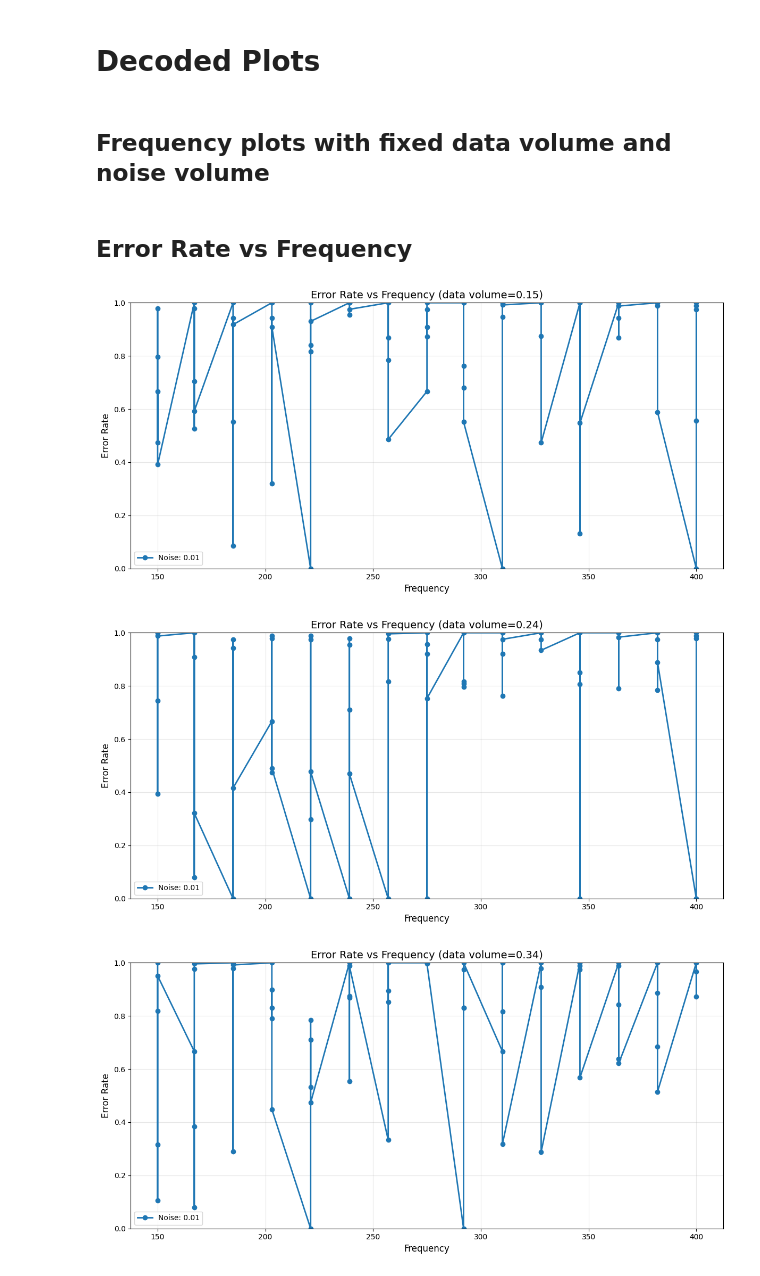
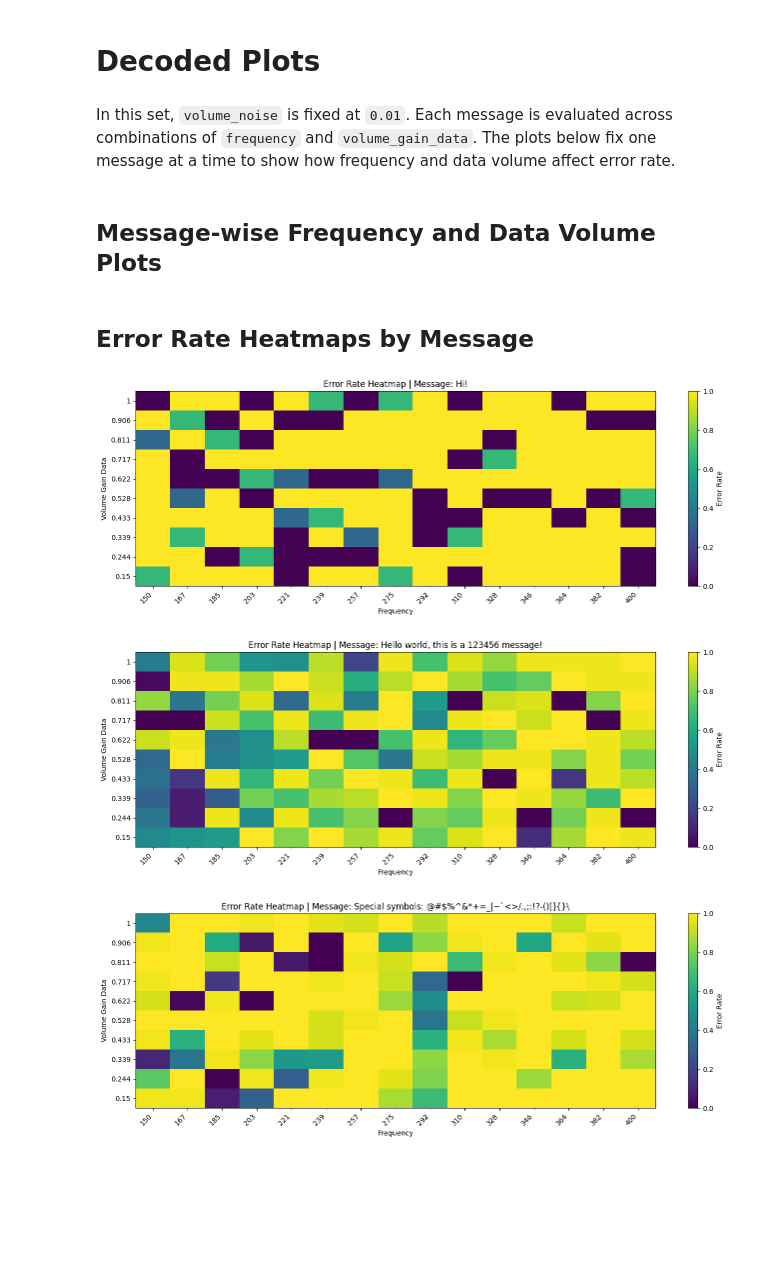
Before and after one commit to forcellatofrancesco/audio_steganography, a Jupyter notebook: src/plots/260418_results.ipynb, the cells around one changed output. Cells and saved outputs as stored; diff of their text form; code cells hidden in the pictures; blank space fills up the shorter version.

Commit message:
Changed plots

```diff
--- a/src/plots/260418_results.ipynb
+++ b/src/plots/260418_results.ipynb
@@ -9,7 +9,11 @@ from pathlib import Path
 
 csv_path = Path("../../output/decoded.csv")
 df = pd.read_csv(csv_path)
+# %% [markdown]
+In this set, `volume_noise` is fixed at `0.01`.
+Each message is evaluated across combinations of `frequency` and `volume_gain_data`.
+The plots below fix one message at a time to show how frequency and data volume affect error rate.
 # %% [markdown]
-## Frequency plots with fixed data volume and noise volume
+## Message-wise Frequency and Data Volume Plots
 # %%
 from pandas import DataFrame
@@ -195,8 +155,8 @@ def plot_error_rate_vs_volume_gain_data(df: DataFrame) -> None:
 # %% [markdown]
-## Error Rate vs Frequency
+## Error Rate Heatmaps by Message
 # %%
-plot_error_rate_vs_frequency(df)
+plot_error_rate_heatmaps_by_message(df)
 # %% [output]
-[figure, old version]
+[figure, new version]
-[figure, old version]
+[figure, new version]
-[figure, old version]
+[figure, new version]
```
Also changed, not shown: parts of 8 cells of this notebook.
